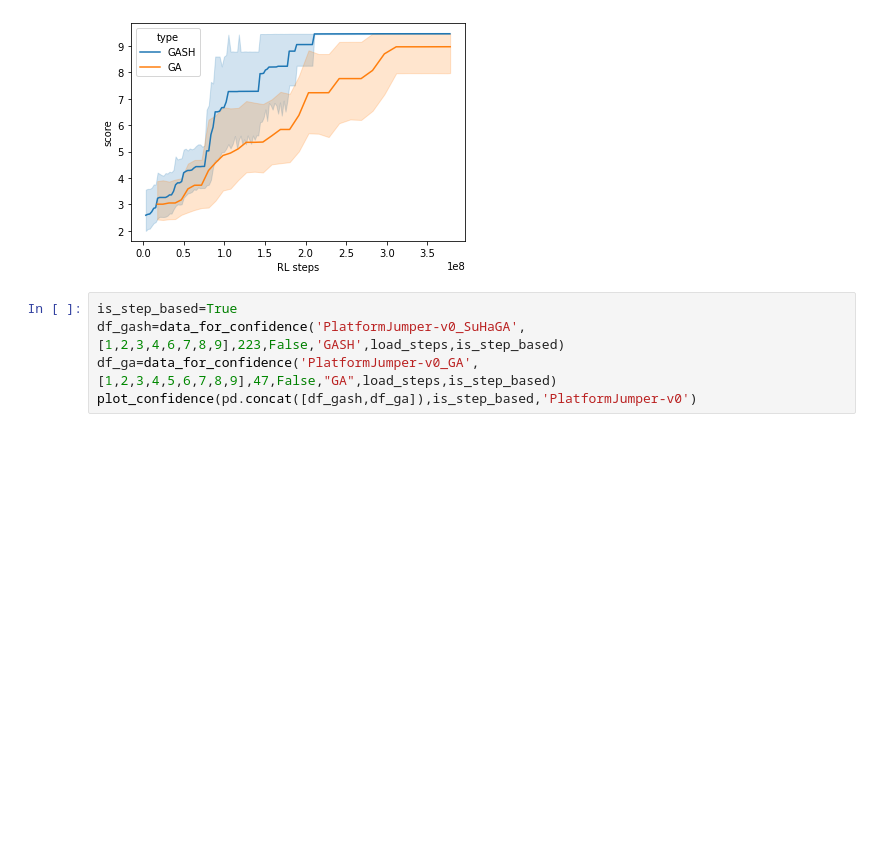
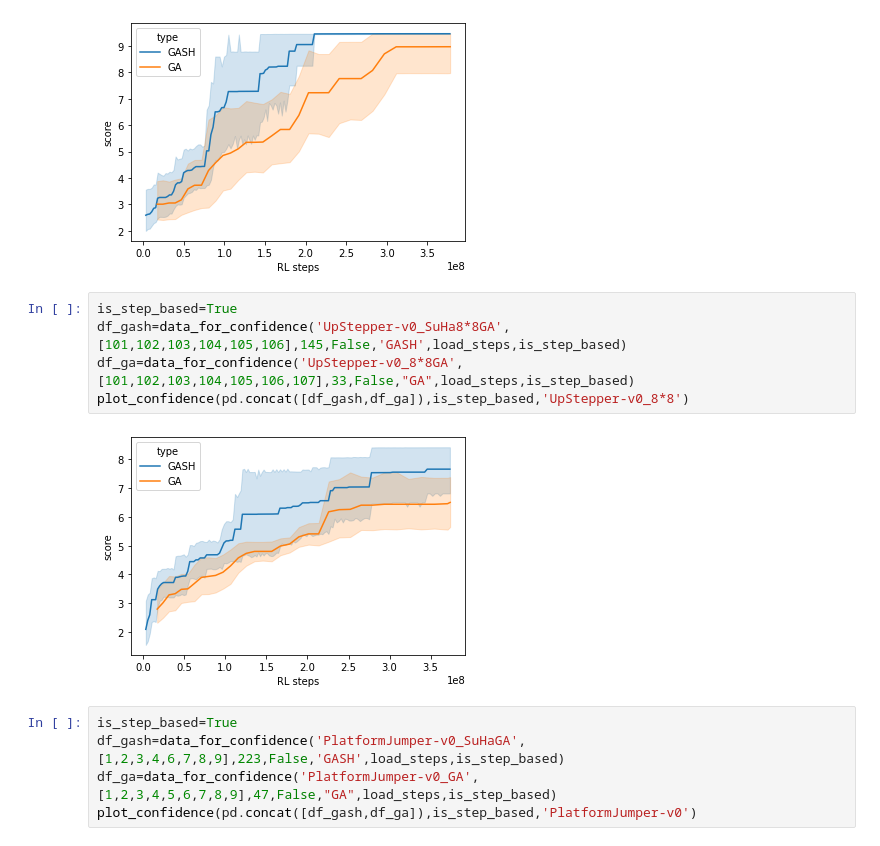
Before and after one commit to sk161717/Evogym-GASH, a Jupyter notebook: examples/output_graph.ipynb, the cells around one changed output. Drawn from its saved outputs; the diff is of its cells as text; blank space fills up the shorter version.

```diff
--- a/examples/output_graph.ipynb
+++ b/examples/output_graph.ipynb
@@ -193,6 +193,13 @@ df_ga=data_for_confidence('ObstacleTraverser-v0_GA',[101,102,103,104,105,106,107
 plot_confidence(pd.concat([df_gash,df_ga]),is_step_based,'ObstacleTraverser-v0')
 # %% [output]
 [figure]
+# %%
+is_step_based=True
+df_gash=data_for_confidence('UpStepper-v0_SuHa8*8GA',[101,102,103,104,105,106],145,False,'GASH',load_steps,is_step_based)
+df_ga=data_for_confidence('UpStepper-v0_8*8GA',[101,102,103,104,105,106,107],33,False,"GA",load_steps,is_step_based)
+plot_confidence(pd.concat([df_gash,df_ga]),is_step_based,'UpStepper-v0_8*8')
+# %% [output]
+[figure, added]
 # %%
 is_step_based=True
 df_gash=data_for_confidence('PlatformJumper-v0_SuHaGA',[1,2,3,4,6,7,8,9],223,False,'GASH',load_steps,is_step_based)
```
Also changed, not shown: parts of 3 cells of this notebook, 8 other files.
